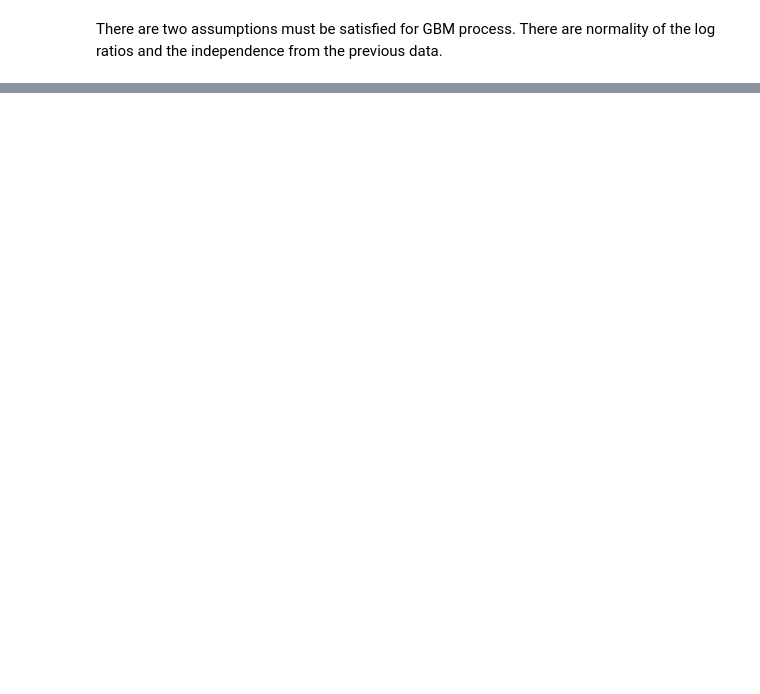
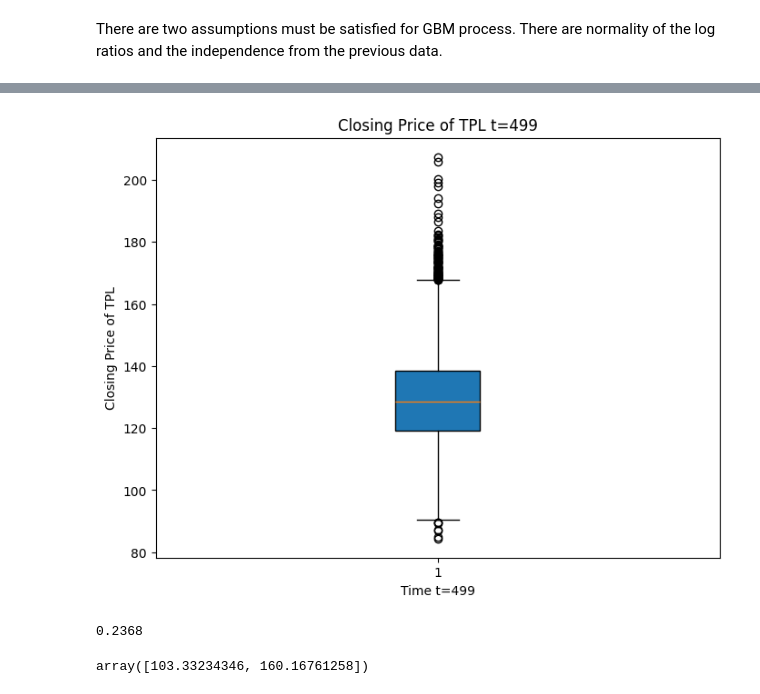
Before and after one commit to yohan2001colombo/DataScience, a Jupyter notebook: Brownian_hw.ipynb, the cells around one changed output, grey strips where cells are left out. Cells and saved outputs as stored; diff of their text form; code cells hidden in the pictures; blank space fills up the shorter version.

```diff
--- a/Brownian_hw.ipynb
+++ b/Brownian_hw.ipynb
@@ -154,0 +283,3 @@ Normality p-value: 8.527533227521388e-20
+# %%
+dfGBM = pd.DataFrame(y.T)
+dfGBM
@@ -154,0 +300,3 @@ Normality p-value: 8.527533227521388e-20
+# %%
+endingValueGBM = dfGBM.loc[150] # last row
+endingValueGBM.describe()
@@ -154,0 +314,20 @@ Normality p-value: 8.527533227521388e-20
+# %%
+# Create boxplot
+plt.figure(figsize=(8, 6))
+plt.boxplot(endingValueGBM, patch_artist=True)
+plt.title('Closing Price of TPL t=499')
+plt.xlabel('Time t=499')
+plt.ylabel('Closing Price of TPL')
+
+plt.show()
+# %% [output]
+[figure, added]
+# %%
+len(endingValueGBM[(endingValueGBM > 130) & (endingValueGBM < 140)])/len(endingValueGBM)
+# %% [output]
+0.2368
+# %%
+# 95% prediction interval for endingValues
+np.percentile(endingValueGBM,[2.5,97.5])
+# %% [output]
+array([103.33234346, 160.16761258])
```
Also changed, not shown: parts of 19 cells of this notebook.
